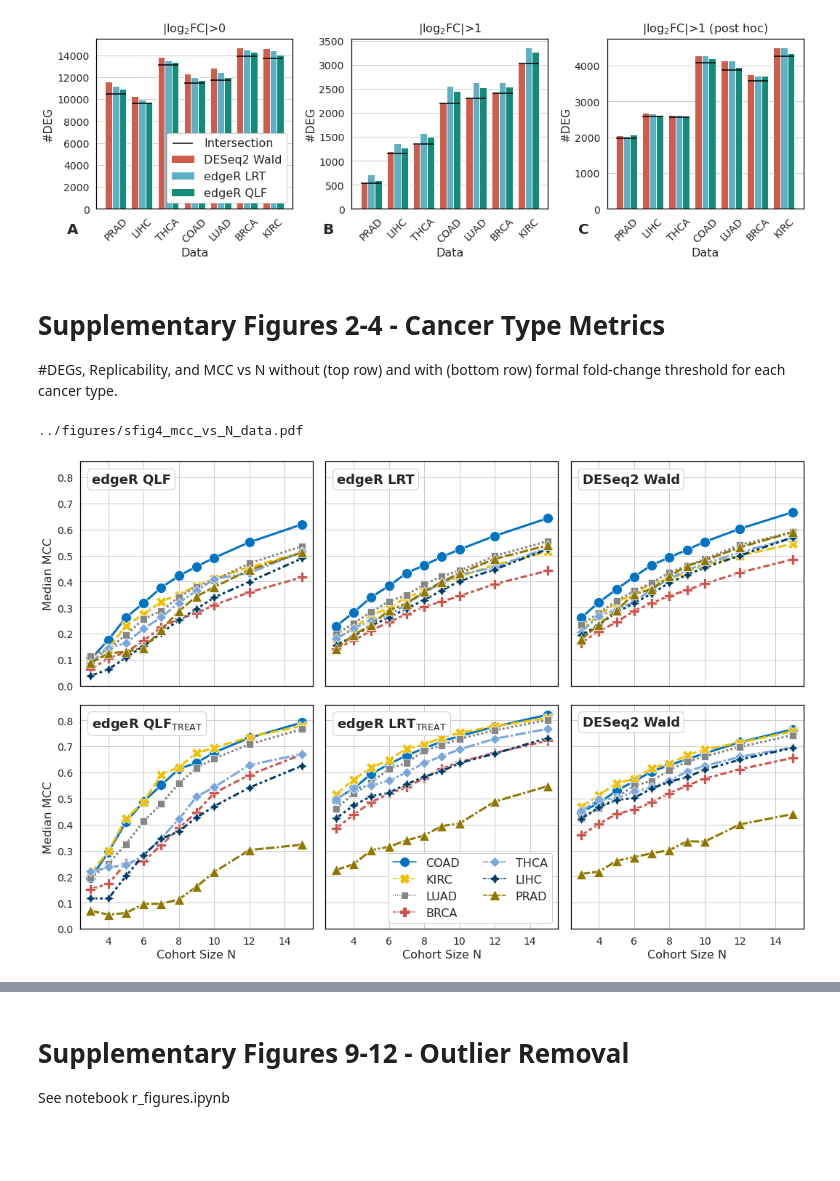
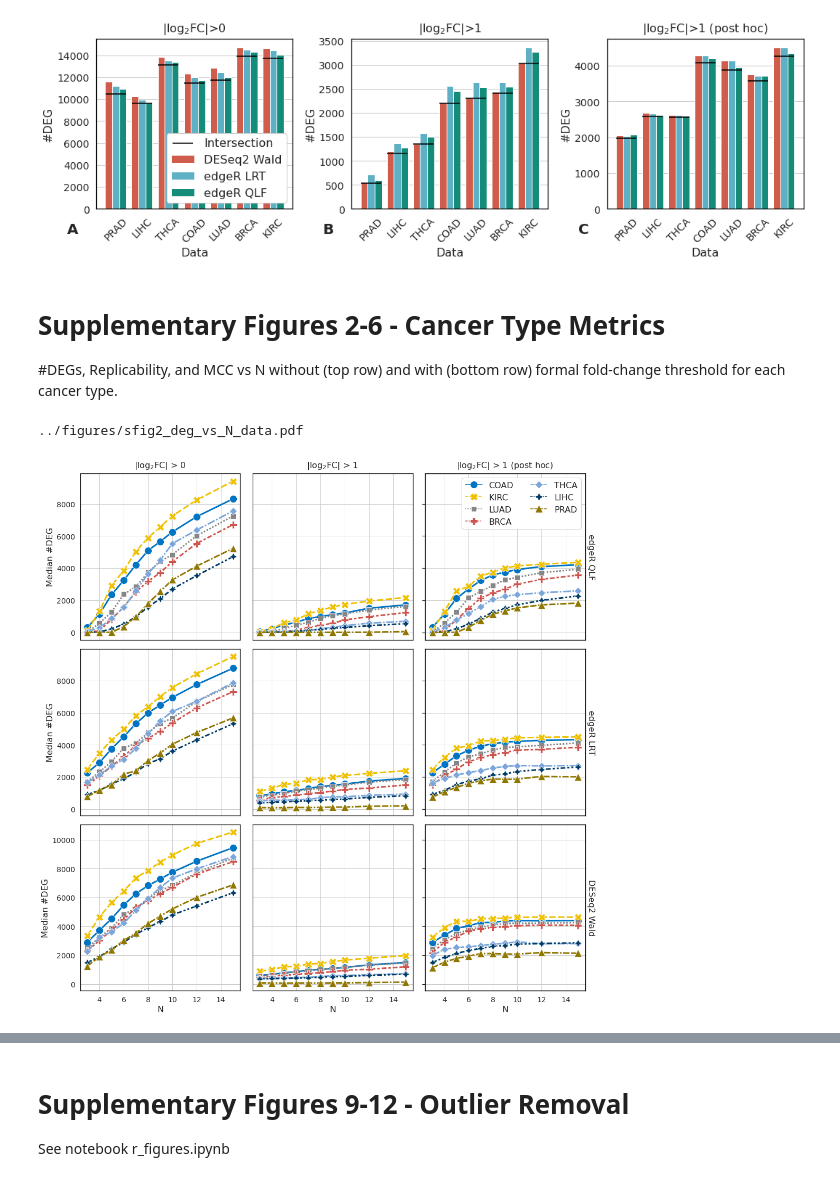
Before and after one commit to pdegen/RNASeqReplicability, a Jupyter notebook: notebooks/figures.ipynb, the cells around one changed output, grey strips where cells are left out. Saved outputs shown, nothing was run; the diff lists cells and outputs as text; code cells hidden in the pictures; blank space fills up the shorter version.

```diff
--- a/notebooks/figures.ipynb
+++ b/notebooks/figures.ipynb
@@ -530,11 +639,10 @@ for d in datasets:
 # %%
 comb = combined_gsea_td.dropna()
 
-GSEA = ["edgeR QLF_gseapy_s2n", "edgeR QLF_gseapy"]
+GSEA = ["edgerqlf_gseapy_s2n", "edgerqlf_gseapy"]
 ORA = [a for a in list(comb["DEA_Enrichment"].value_counts().index) if "gsea" not in a]
 
 comb = comb[comb["DEA_Enrichment"].isin(GSEA+ORA)]
-
 comb["DEA_Enrichment"] = comb["DEA"] + " " + comb["Enrichment"]
 
 comb["DEA_Enrichment"] = comb["DEA_Enrichment"].str.replace("clusterORA_lfc", "ORA")
@@ -1048,0 +1368,12 @@ print(figpath)
+# %%
+site = "kidney"
+N = 3
+dea = "edgerqlf"
+out = "none"
+paramset = "p2"
+dataset = sites[site]
+
+f = f"../data/{site}/{dataset}/{dataset}_N{N}/all.logFC.{out}.{dea}.{paramset}"
+
+tab = open_table(f)
+truth_lfc = open_table(f"../data/{site}/{dataset}/truth_lfc")
@@ -1050,7 +1392,7 @@ print(figpath)
 # Supplementary Figure 1 - Ground Truth
 # %%
 FDRs, logFCs = [0.05], [0,1, "post hoc"]
-DEAs = ["edger", "edgerlrt", "deseq2"]
+DEAs = ["edgerqlf", "edgerlrt", "deseq2", "wilcox"]
 
 iterables = [datasets,[prdea[d] for d in DEAs],FDRs,logFCs]
 multi_cols = pd.MultiIndex.from_product(iterables, names=["Data","DEA","FDR","logFC"])
@@ -1062,7 +1404,7 @@ for data in datasets:
                 col = (data,prdea[dea],fdr,lfc)
                 if lfc == "post hoc":
                     gt.loc[0,col] = datasets[data]["truth_stats"][0][fdr][1][dea]
-                else:
+                elif dea != "wilcox":
                     gt.loc[0,col] = datasets[data]["truth_stats"][lfc][fdr][lfc][dea]
 
 
@@ -1160,56 +1502,69 @@ print(figpath)
 ../figures/sfig1_ground_truth_size.pdf
 [figure]
 # %% [markdown]
-# Supplementary Figures 2-4 - Cancer Type Metrics
+# Supplementary Figures 2-6 - Cancer Type Metrics
 
 \#DEGs, Replicability, and MCC vs N without (top row) and with (bottom row) formal fold-change threshold for each cancer type.
 # %%
-#met = "deg"
 #met = "rep"
-met = "mcc"
+#met = "mcc0"
+# met = "prec0"
+# met = "rec"
 
-fig, ax = plt.subplots(2,3, figsize=(15,10), sharey=True if met != "deg" else "row", sharex=True)
-palette = np.array(jco)
+fig, ax = plt.subplots(3,3, figsize=(15,15), sharey=True, sharex=True)
+palette = jco
 
 deas = ["edgeR QLF","edgeR LRT","DESeq2 Wald"]
 logFC = 0
 fdr = 0.05
 
-prettymet = "MCC" if met == "mcc" else ("Recall" if met == "rec" else ("Precision" if met == "prec" else ("#DEG" if met == "deg" else "Replicability")))
+prettymet = "MCC" if met.startswith("mcc") else ("Recall" if met == "rec" else ("Precision" if met.startswith("prec") else ("#DEG" if met == "deg" else "Replicability")))
 
 order_rep = np.array(["COAD","KIRC","LUAD","BRCA","THCA","LIHC","PRAD"])
 def kf(x):
     return np.where(order_rep==x)[0][0]
 
 for i, dea in enumerate(deas):
-    for logFC in [0,1]:
+    for j, logFC in enumerate([0,1, "post"]):
 
-        a = ax[logFC][i]
-        c = combined_td if logFC == 0 else combined_td2
+        a = ax[i][j]
+        c = combined_td if logFC in [0,"post"] else combined_td2
+        isPost = logFC == "post"
+        if isPost:
+            logFC = 1
+
         c = c[(c["Out"]=="None") & (c["logFC"]==logFC) & (c["FDR"]==fdr)]
         c = c.sort_values(by=['Data'], key=lambda col: col.map(kf))
         cc = c[c["DEA"]==dea]
 
         sns.lineplot(data=cc, x="N", y=f"median_{met}", hue="Data", style="Data", markers=True, ax=a, palette=palette,lw=3,ms=14)
 
-        legend_ax = ax[1][1] if met == "mcc" else ax[0][2]
+        legend_ax = ax[1][1] if met.startswith("mcc") else ax[1][2] if met in ["rec","rep"] else ax[0][2]
         if a == legend_ax:
-            a.legend(loc='lower right',framealpha=1,title=None,ncol=2,markerscale=2)
+            a.legend(loc='lower right' if met!="deg" else 'upper right',framealpha=1,title=None,ncol=2,markerscale=2)
         else:
             a.legend([],[], frameon=False)
 
-        dea_print = rf"{dea}$_\mathrm{{TREAT}}$" if dea != "DESeq2 Wald" and logFC == 1 else dea
+        dea_print = rf"{dea}$_\mathrm{{TREAT}}$" if dea != "DESeq2 Wald" and logFC == 1 and not isPost else dea
+        #x, y = (0.05, 0.95) if not met.startswith("prec") else (0.5,0.1)
+        #a.text(x, y, dea_print, ha='left', va='top', transform=a.transAxes, bbox=bbox, fontsize=18, weight="bold")
+        if j == 2:
+            ax2 = ax[i][j].twinx()
+            ax2.set_yticks([])
+            ax2.set_ylabel(dea_print, rotation=270, labelpad=18)
 
-        a.text(0.05, 0.95, dea_print, ha='left', va='top', transform=a.transAxes, bbox=bbox, fontsize=18, weight="bold")
+ax[0][0].set_title(r"|log$_2$FC| > 0", fontsize=16, pad=11)
+ax[0][1].set_title(r"|log$_2$FC| > 1", fontsize=16, pad=11)
+ax[0][2].set_title(r"|log$_2$FC| > 1 (post hoc)", fontsize=16, pad=11)
 
 for a in ax: a[0].set_ylabel(f"Median {prettymet}")
 for a in ax[1]: a.set_xlabel("Cohort Size N")
 
-prefix = "sfig2" if met == "deg" else "sfig3" if met == "rep" else "sfig4"
+prefix = "sfig2" if met == "deg" else "sfig3" if met == "rep" else "sfig4" if met.startswith("mcc") else "sfig5" if met == "rec" else "sfig6"
 figpath = f"../figures/{prefix}_{met}_vs_N_data.pdf"
 fig.tight_layout()
 fig.savefig(figpath)
 print(figpath)
 # %% [output]
-../figures/sfig4_mcc_vs_N_data.pdf
+../figures/sfig2_deg_vs_N_data.pdf
-[figure, old version]
+[figure, new version]
```
Also changed, not shown: parts of 40 cells of this notebook, 5 other files.
